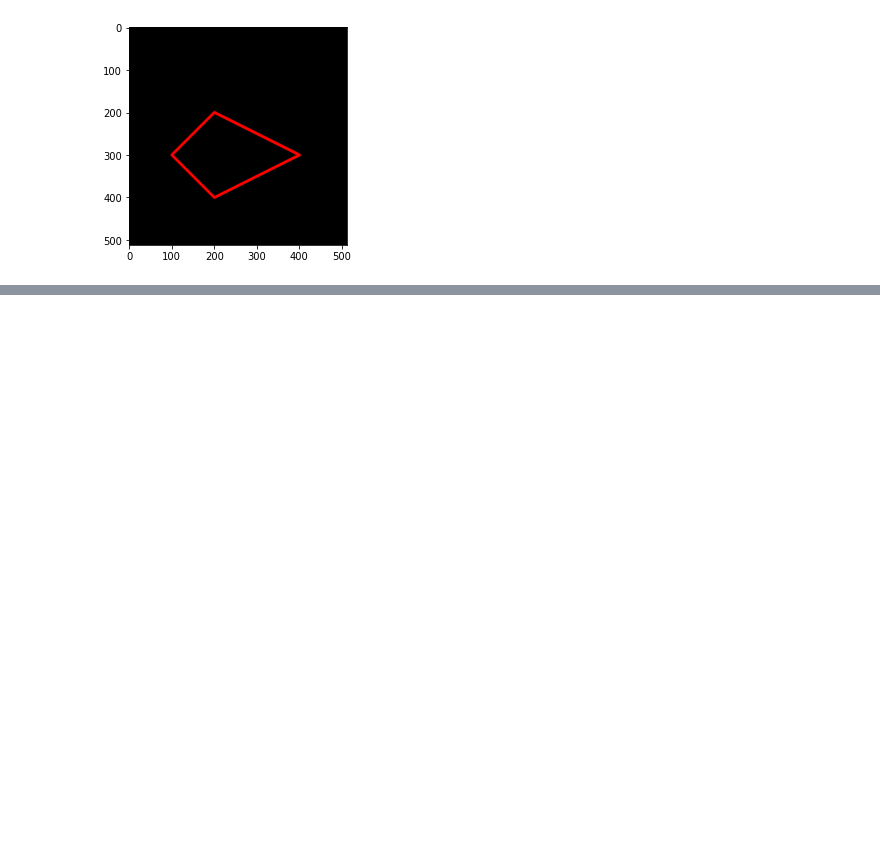
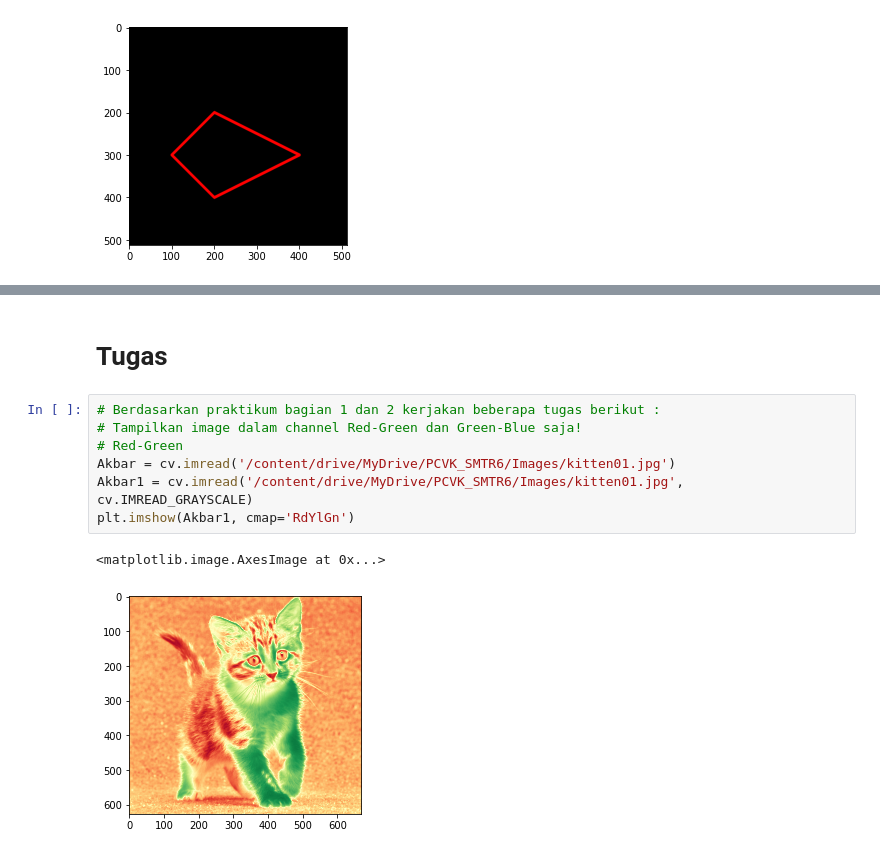
Before and after one commit to muhammadakbarazmi/PCVK_Genap_2022, a Jupyter notebook: Week2.ipynb, the cells around one changed output, grey strips where cells are left out. Drawn from its saved outputs; the diff is of its cells as text; blank space fills up the shorter version.

Commit message:
Upload Modul 2 PCVK

```diff
--- a/Week2.ipynb
+++ b/Week2.ipynb
@@ -131,0 +160,12 @@ plt.imshow(black_img2)
+# %% [markdown]
+# **Tugas**
+# %%
+# Berdasarkan praktikum bagian 1 dan 2 kerjakan beberapa tugas berikut :
+# Tampilkan image dalam channel Red-Green dan Green-Blue saja!
+# Red-Green
+Akbar = cv.imread('/content/drive/MyDrive/PCVK_SMTR6/Images/kitten01.jpg')
+Akbar1 = cv.imread('/content/drive/MyDrive/PCVK_SMTR6/Images/kitten01.jpg', cv.IMREAD_GRAYSCALE)
+plt.imshow(Akbar1, cmap='RdYlGn')
+# %% [output]
+<matplotlib.image.AxesImage at 0x...>
+[figure, added]
```
Also changed, not shown: parts of 9 cells of this notebook.
